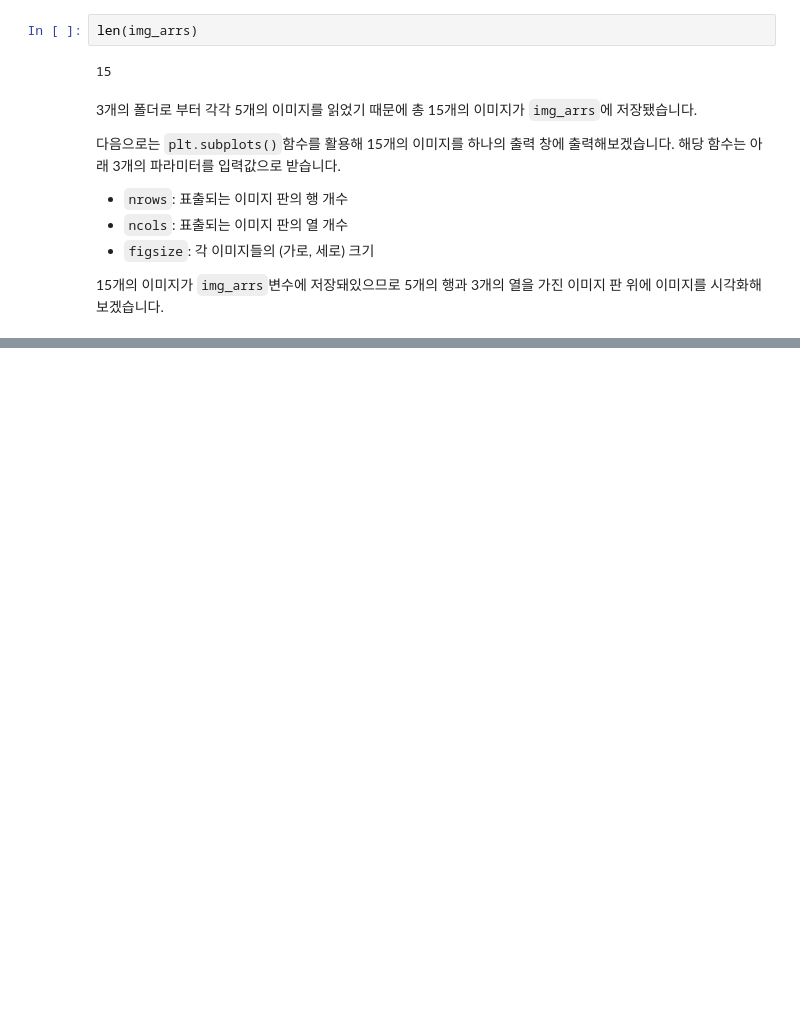
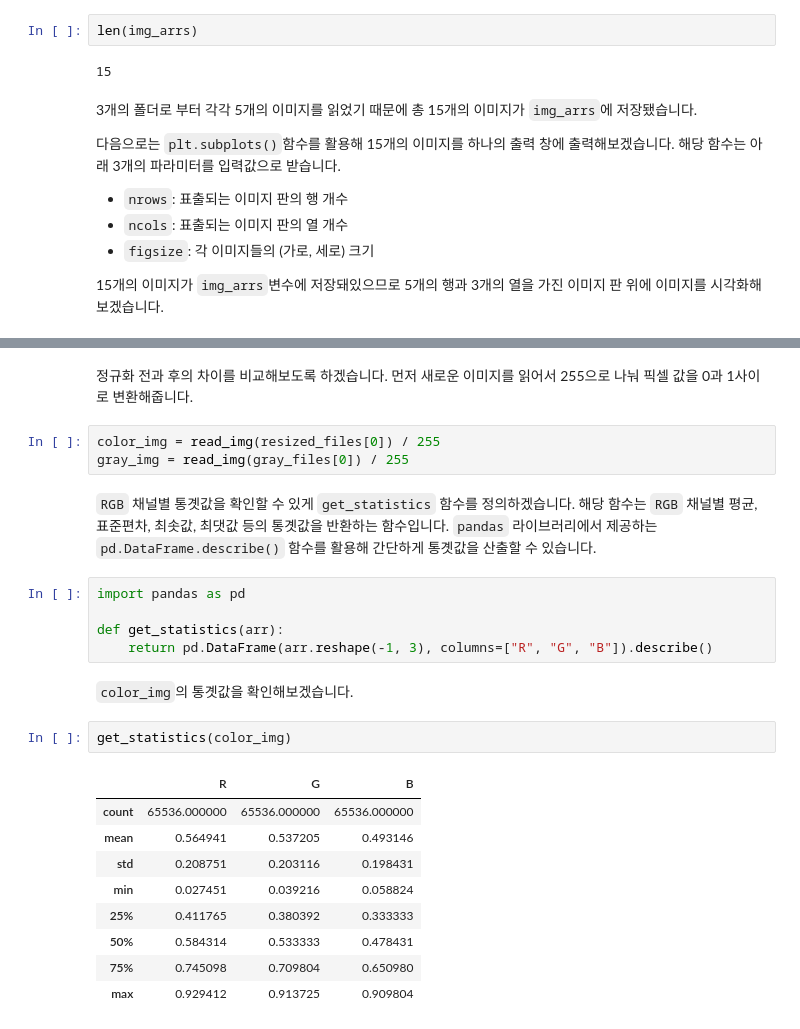
Before and after one commit to Pseudo-Lab/Tutorial-Book, a Jupyter notebook: book/chapters/GAN/Ch2-EDA.ipynb, the cells around one changed output, grey strips where cells are left out. Cells and saved outputs as stored; diff of their text form; blank space fills up the shorter version.

```diff
--- a/book/chapters/GAN/Ch2-EDA.ipynb
+++ b/book/chapters/GAN/Ch2-EDA.ipynb
@@ -244,0 +295,26 @@ for idx, ax in enumerate(axes.flat):
+# %% [markdown]
+정규화 전과 후의 차이를 비교해보도록 하겠습니다. 먼저 새로운 이미지를 읽어서 255으로 나눠 픽셀 값을 0과 1사이로 변환해줍니다.
+# %%
+color_img = read_img(resized_files[0]) / 255
+gray_img = read_img(gray_files[0]) / 255
+# %% [markdown]
+`RGB` 채널별 통곗값을 확인할 수 있게 `get_statistics` 함수를 정의하겠습니다. 해당 함수는 `RGB` 채널별 평균, 표준편차, 최솟값, 최댓값 등의 통곗값을 반환하는 함수입니다. `pandas` 라이브러리에서 제공하는 `pd.DataFrame.describe()` 함수를 활용해 간단하게 통곗값을 산출할 수 있습니다.
+# %%
+import pandas as pd
+
+def get_statistics(arr):
+    return pd.DataFrame(arr.reshape(-1, 3), columns=["R", "G", "B"]).describe()
+# %% [markdown]
+`color_img`의 통곗값을 확인해보겠습니다.
+# %%
+get_statistics(color_img)
+# %% [output]
+|  | R | G | B |
+| count | 65536.000000 | 65536.000000 | 65536.000000 |
+| mean | 0.564941 | 0.537205 | 0.493146 |
+| std | 0.208751 | 0.203116 | 0.198431 |
+| min | 0.027451 | 0.039216 | 0.058824 |
+| 25% | 0.411765 | 0.380392 | 0.333333 |
+| 50% | 0.584314 | 0.533333 | 0.478431 |
+| 75% | 0.745098 | 0.709804 | 0.650980 |
+| max | 0.929412 | 0.913725 | 0.909804 |
```
Also changed, not shown: parts of 27 cells of this notebook.
